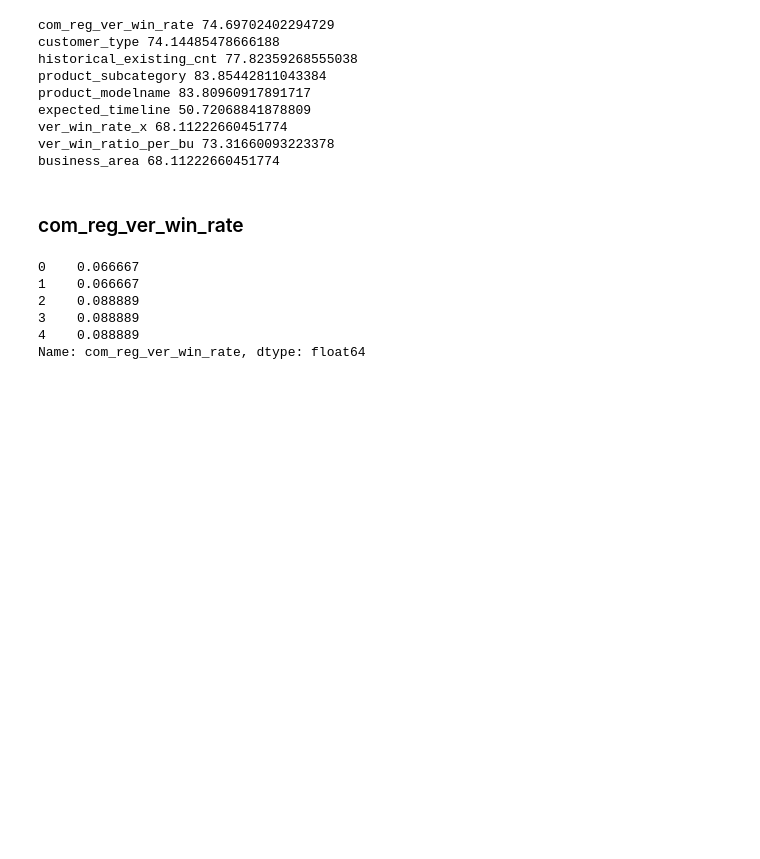
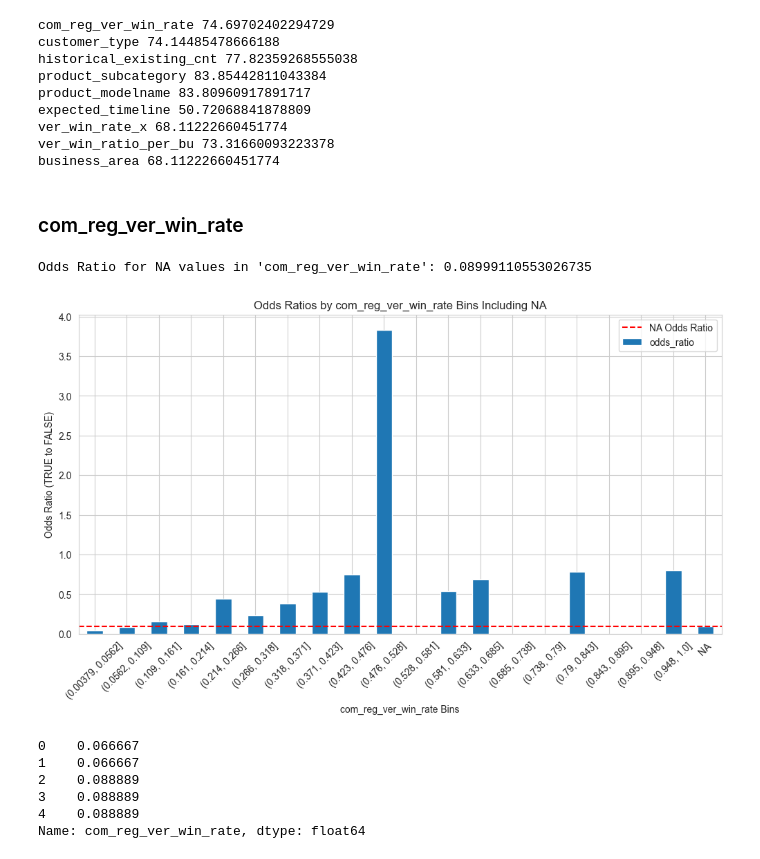
Before and after one commit to AhyoungOh/Coffee, a Jupyter notebook: NA_preprocess.ipynb, the cells around one changed output. Drawn from its saved outputs; the diff is of its cells as text; code cells hidden in the pictures; blank space fills up the shorter version.

```diff
--- a/preprocess.ipynb
+++ b/NA_preprocess.ipynb
@@ -118,6 +118,46 @@ business_area 68.11222660451774
 # %%
 # Replace NA values in 'com_reg_ver_win_rate' with 0.15
 # df['com_reg_ver_win_rate'] = df['com_reg_ver_win_rate'].fillna(0.15)
+# %%
+# impute하기전
+
+# Separate groups
+na_group = df[df['com_reg_ver_win_rate'].isna()]
+non_na_group = df[~df['com_reg_ver_win_rate'].isna()]
+
+# Calculate odds ratio for NA group
+odds_ratio_na = na_group['is_converted'].value_counts(normalize=True).get('TRUE', 0) / \
+                na_group['is_converted'].value_counts(normalize=True).get('FALSE', 1)
+
+# Display the odds ratio for NA values
+print(f"Odds Ratio for NA values in 'com_reg_ver_win_rate': {odds_ratio_na}")
+
+# Bin 'com_reg_ver_win_rate' for non-NA values
+bins = np.linspace(non_na_group['com_reg_ver_win_rate'].min(), non_na_group['com_reg_ver_win_rate'].max(), 20)
+non_na_group['binned'] = pd.cut(non_na_group['com_reg_ver_win_rate'], bins=bins)
+
+# Calculate odds ratio for each bin
+binned_odds_ratios = non_na_group.groupby('binned')['is_converted'].value_counts(normalize=True).unstack().fillna(0)
+binned_odds_ratios['odds_ratio'] = binned_odds_ratios['TRUE'] / binned_odds_ratios['FALSE']
+
+# Find the bin with odds ratio closest to that of NA values
+closest_bin = binned_odds_ratios.iloc[(binned_odds_ratios['odds_ratio'] - odds_ratio_na).abs().argsort()[:1]]
+
+# Add NA odds ratio to the binned odds ratios for visualization
+binned_odds_ratios.loc['NA', 'odds_ratio'] = odds_ratio_na
+
+plt.figure(figsize=(12, 6))
+binned_odds_ratios['odds_ratio'].plot(kind='bar')
+plt.axhline(y=odds_ratio_na, color='r', linestyle='--', label='NA Odds Ratio')
+plt.xlabel('com_reg_ver_win_rate Bins')
+plt.ylabel('Odds Ratio (TRUE to FALSE)')
+plt.title('Odds Ratios by com_reg_ver_win_rate Bins Including NA')
+plt.legend()
+plt.xticks(rotation=45)
+plt.show()
+# %% [output]
+Odds Ratio for NA values in 'com_reg_ver_win_rate': 0.08999110553026735
+[figure, added]
 # %%
 from sklearn.impute import KNNImputer
 
```
Also changed, not shown: parts of 9 cells of this notebook, 3 other files.
